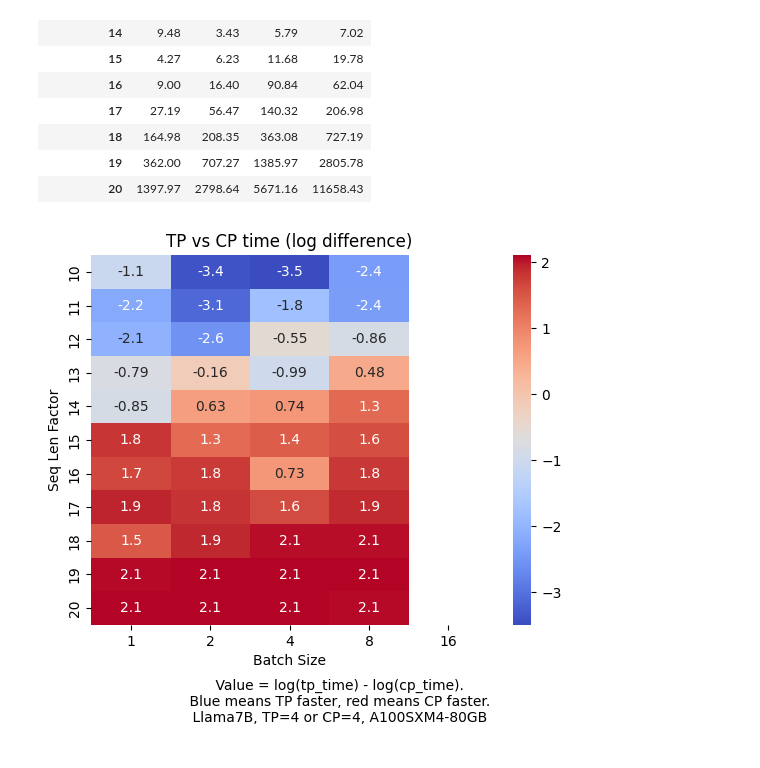
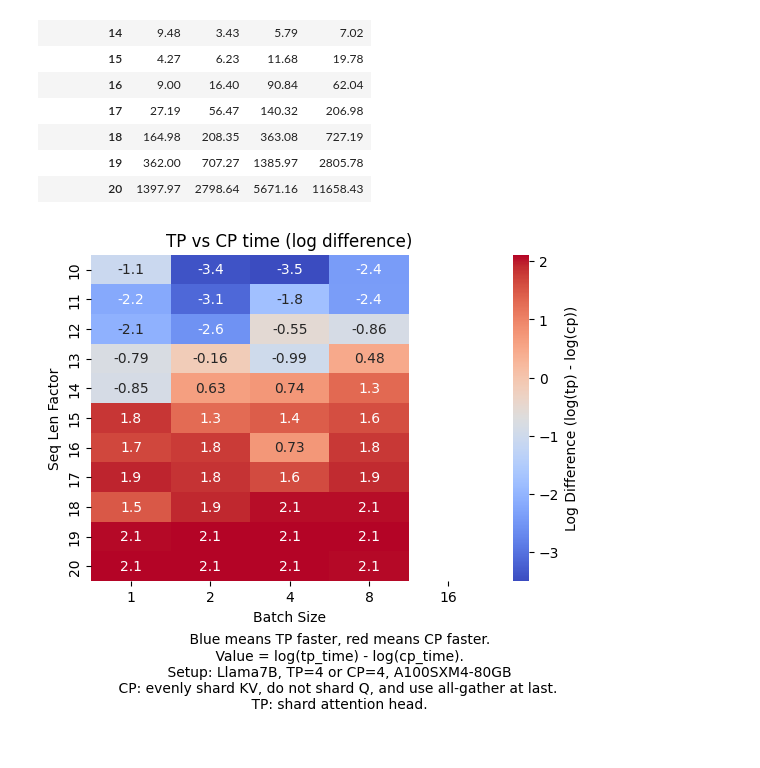
Before and after one commit to hao-ai-lab/distca, a Jupyter notebook: benchmarks/cpvstp_250430/plot.ipynb, the cells around one changed output. Cells and saved outputs as stored; diff of their text form; code cells hidden in the pictures.

```diff
--- a/benchmarks/cpvstp_250430/plot.ipynb
+++ b/benchmarks/cpvstp_250430/plot.ipynb
@@ -77,22 +77,29 @@ cp_pivot_rounded
 # %%
 # Great. Now compare the tp and cp pivot table (if no value then just ignore that cell) using a log difference of `log(tp) - log(cp)`.
 import numpy as np
 
 tp_cp_log_diff = np.log(tp_pivot_rounded) - np.log(cp_pivot_rounded)
 tp_cp_log_diff
 # Plot the heatmap for tp_cp_log_diff
 plt.title("TP vs CP time (log difference)")
-sns.heatmap(tp_cp_log_diff, annot=True, cmap='coolwarm')
+heatmap = sns.heatmap(tp_cp_log_diff, annot=True, cmap='coolwarm')
 plt.xlabel('Batch Size')
 plt.ylabel('Seq Len Factor')
+colorbar = heatmap.collections[0].colorbar
+colorbar.set_label('Log Difference (log(tp) - log(cp))')
+# plt.rcParams['text.usetex'] = True
+plt.subplots_adjust(bottom=0.2)  # Reserve space for the text
 plt.figtext(
-    0.5, -0.05, """
+    0.5, 0.01, """
+    Blue means TP faster, red means CP faster.
     Value = log(tp_time) - log(cp_time).
-    Blue means TP faster, red means CP faster.
-    Llama7B, TP=4 or CP=4, A100SXM4-80GB
+    Setup: Llama7B, TP=4 or CP=4, A100SXM4-80GB
+    CP: evenly shard KV, do not shard Q, and use all-gather at last.
+    TP: shard attention head.
 """,
     ha='center', va='center'
 )
+plt.savefig("tp_vs_cp_log_diff_heatmap.png", bbox_inches='tight')
 plt.show()
 # %% [output]
-[figure, old version]
+[figure, new version]
```
Also changed, not shown: parts of 1 cell of this notebook, 3 other files.
